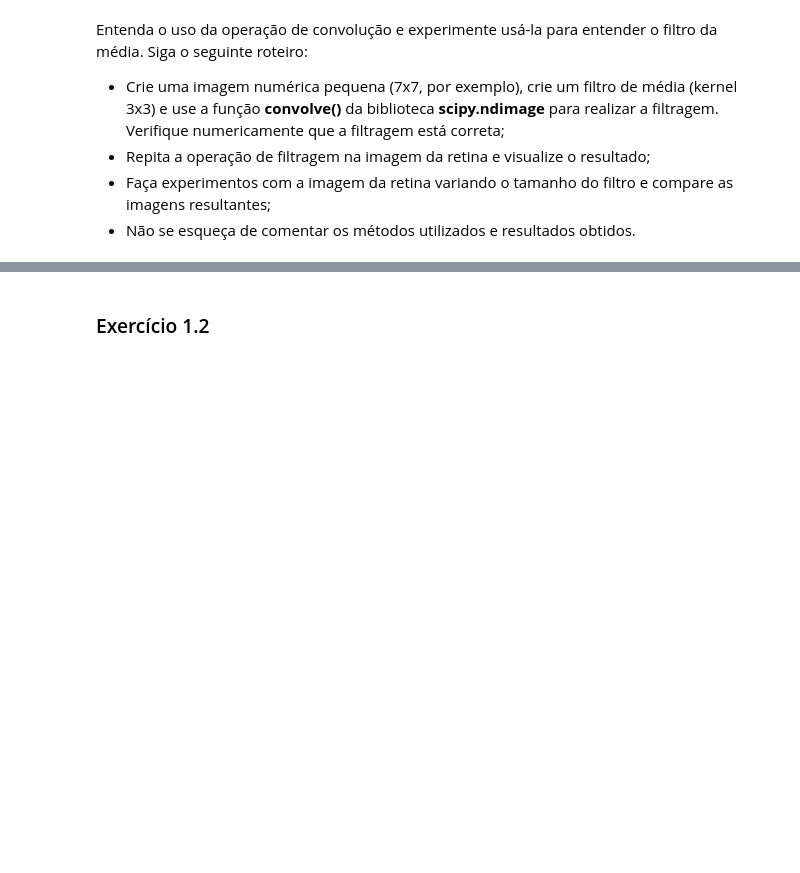
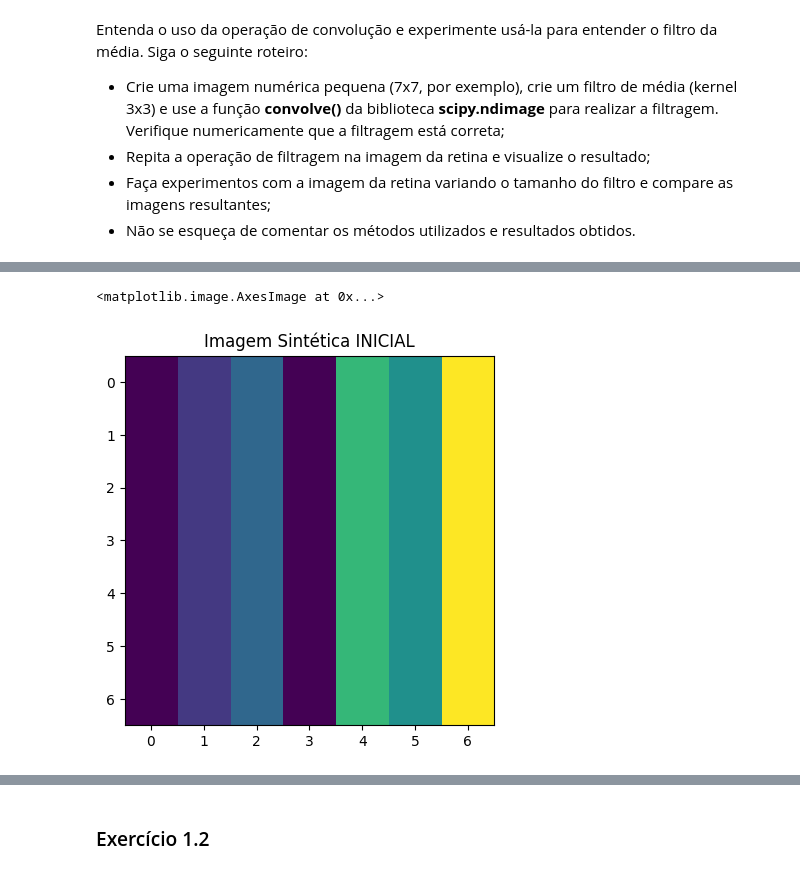
Before and after one commit to UNICAMP-EA979/2026s1-pi04-filtragem-bizzome, a Jupyter notebook: Atividade.ipynb, the cells around one changed output, grey strips where cells are left out. Cells and saved outputs as stored; diff of their text form; code cells hidden in the pictures; blank space fills up the shorter version.

```diff
--- a/Atividade.ipynb
+++ b/Atividade.ipynb
@@ -72,0 +96,6 @@ result_img = convolve(img1, kernel, mode='constant', cval=0.0)
+# %%
+plt.title('Imagem Sintética INICIAL')
+plt.imshow(img1)
+# %% [output]
+<matplotlib.image.AxesImage at 0x...>
+[figure, added]
```
Also changed, not shown: parts of 7 cells of this notebook.
